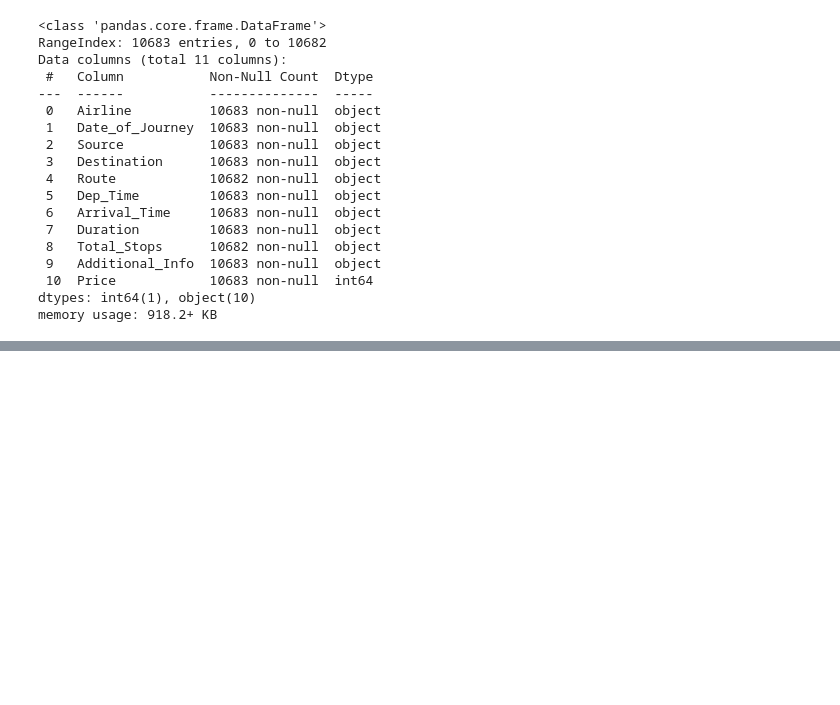
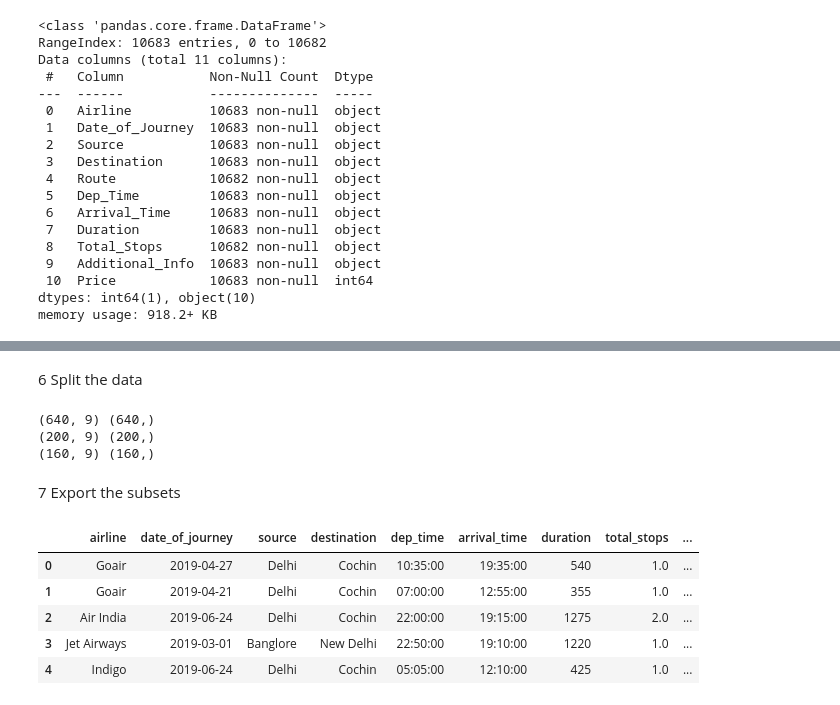
Before and after one commit to santoshraiii/flight_price_prediction_using_sagemaker, a Jupyter notebook: notebook/data-cleaning.ipynb, the cells around one changed output, grey strips where cells are left out. Cells and saved outputs as stored; diff of their text form; code cells hidden in the pictures; blank space fills up the shorter version.

```diff
--- a/notebook/data-cleaning.ipynb
+++ b/notebook/data-cleaning.ipynb
@@ -73,0 +506,37 @@ memory usage: 918.2+ KB
+# %% [markdown]
+6 Split the data
+# %%
+flights_final = flights_cleaned.sample(1000)
+# %%
+x  = flights_final.drop(columns="price")
+y = flights_final.price.copy()
+# %%
+x_, x_test, y_, y_test = train_test_split(x, y, test_size=0.2, random_state=42)
+x_train, x_val, y_train, y_val = train_test_split(x_, y_, test_size=0.2, random_state=42)
+
+print(x_train.shape, y_train.shape)
+print(x_test.shape, y_test.shape)
+print(x_val.shape, y_val.shape)
+# %% [output]
+(640, 9) (640,)
+(200, 9) (200,)
+(160, 9) (160,)
+# %% [markdown]
+7 Export the subsets
+# %%
+def export_data(x, y, name):
+    file_name = f"{name}.csv"
+    file_path = os.path.join(PROJECT_DIR, DATA_DIR, file_name)
+
+    x.join(y).to_csv(file_path, index= False)
+
+    return pd.read_csv(file_path).head()
+# %%
+export_data(x_train, y_train, "train")
+# %% [output]
+|  | airline | date_of_journey | source | destination | dep_time | arrival_time | duration | total_stops | ... |
+| 0 | Goair | 2019-04-27 | Delhi | Cochin | 10:35:00 | 19:35:00 | 540 | 1.0 | ... |
+| 1 | Goair | 2019-04-21 | Delhi | Cochin | 07:00:00 | 12:55:00 | 355 | 1.0 | ... |
+| 2 | Air India | 2019-06-24 | Delhi | Cochin | 22:00:00 | 19:15:00 | 1275 | 2.0 | ... |
+| 3 | Jet Airways | 2019-03-01 | Banglore | New Delhi | 22:50:00 | 19:10:00 | 1220 | 1.0 | ... |
+| 4 | Indigo | 2019-06-24 | Delhi | Cochin | 05:05:00 | 12:10:00 | 425 | 1.0 | ... |
```
Also changed, not shown: parts of 49 cells of this notebook, 3 other files.
